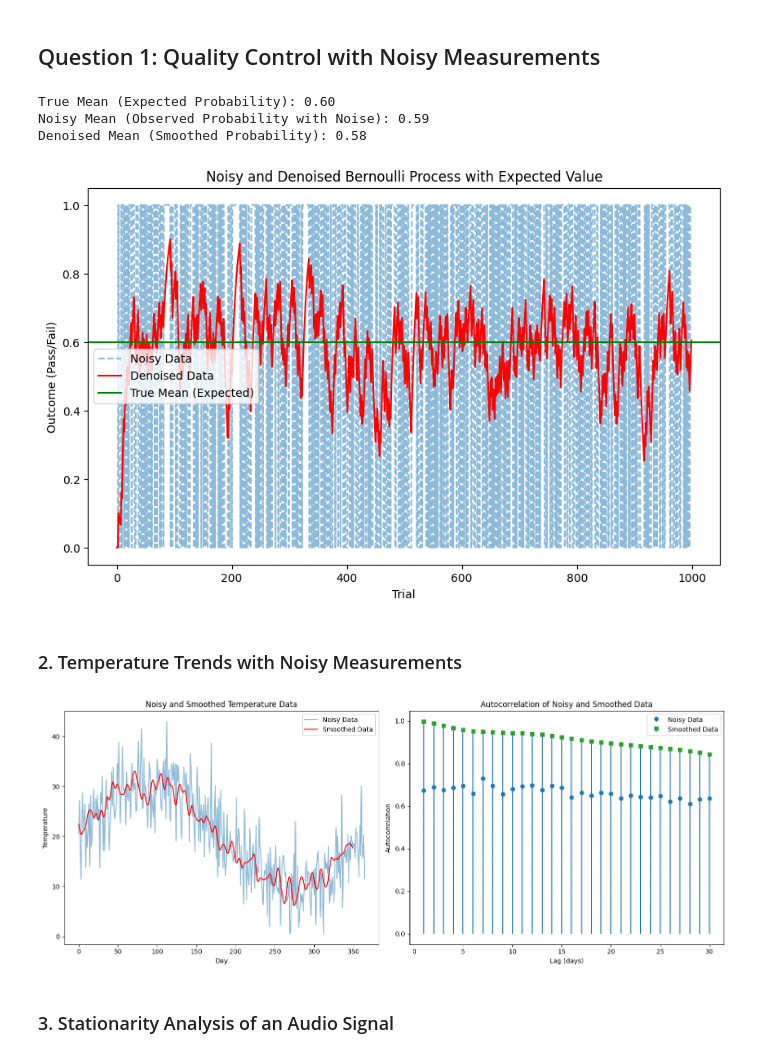
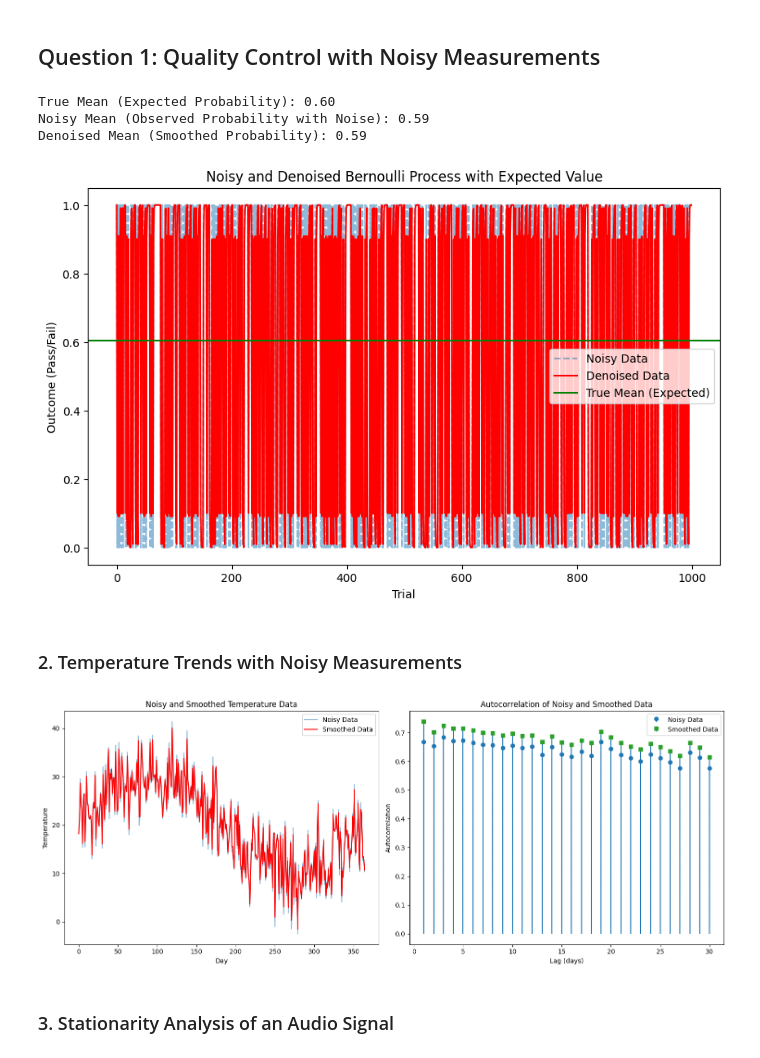
Before and after one commit to kkipngenokoech/MathsRequiredForAI, a Jupyter notebook: latex/ASPHW6/asp_hw6/asp_hw6/simulations.ipynb, the cells around one changed output. Drawn from its saved outputs; the diff is of its cells as text; code cells hidden in the pictures.

```diff
--- a/latex/ASPHW6/asp_hw6/asp_hw6/simulations.ipynb
+++ b/latex/ASPHW6/asp_hw6/asp_hw6/simulations.ipynb
@@ -4,11 +4,11 @@ import matplotlib.pyplot as plt
 from scipy.signal import butter, filtfilt
 
 # 1. Simple Moving Average (SMA)
-def simple_moving_average(data, window_size=10):
+def simple_moving_average(data, window_size=5):
     return np.convolve(data, np.ones(window_size)/window_size, mode='valid')
 
 # 2. Gaussian Weighted Moving Average
-def gaussian_kernel(size, std=1):
+def gaussian_kernel(size, std=0.5):
     kernel = np.exp(-0.5 * (np.arange(-size//2, size//2 + 1) / std)**2)
     return kernel / np.sum(kernel)
 
@@ -24,7 +24,7 @@ def butter_lowpass_filter(data, cutoff, fs, order=5):
     return filtfilt(b, a, data)
 
 # 4. Exponential Moving Average (EMA)
-def exponential_moving_average(data, alpha=0.1):
+def exponential_moving_average(data, alpha=0.9):
     ema = [data[0]]
     for i in range(1, len(data)):
         ema.append(alpha * data[i] + (1 - alpha) * ema[-1])
@@ -104,8 +104,8 @@ plt.show()
 # %% [output]
 True Mean (Expected Probability): 0.60
 Noisy Mean (Observed Probability with Noise): 0.59
-Denoised Mean (Smoothed Probability): 0.58
+Denoised Mean (Smoothed Probability): 0.59
-[figure, old version]
+[figure, new version]
 # %% [markdown]
 ### 2. Temperature Trends with Noisy Measurements
 # %%
@@ -139,38 +139,38 @@ noise_level = 5  # Noise level
 noisy_temperature = generate_noisy_temperature(days, noise_level)
 
 # Denoise using the chosen method (e.g., SMA)
-smoothed_temperature = smooth_temperature(noisy_temperature, method="Gaussian", window_size=15, std=2)
+smoothed_temperature = smooth_temperature(noisy_temperature, method="EMA", alpha=0.9)  # Experiment with different methods
 
 # Compute autocorrelations
 lags = range(1, 31)
 noisy_autocorrelations = [compute_autocorrelation(noisy_temperature, lag) for lag in lags]
 smoothed_autocorrelations = [compute_autocorrelation(smoothed_temperature, lag) for lag in lags]
 
 # Plot results
 plt.figure(figsize=(15, 6))
 
 # Plot temperature data
 plt.subplot(1, 2, 1)
 plt.plot(noisy_temperature, alpha=0.5, label="Noisy Data")
 plt.plot(range(len(smoothed_temperature)), smoothed_temperature, label="Smoothed Data", color='red')
 plt.xlabel("Day")
 plt.ylabel("Temperature")
 plt.title("Noisy and Smoothed Temperature Data")
 plt.legend()
 
 # Plot autocorrelation
 plt.subplot(1, 2, 2)
 plt.stem(lags, noisy_autocorrelations, linefmt="--", markerfmt="o", basefmt=" ", label="Noisy Data")
 plt.stem(lags, smoothed_autocorrelations, linefmt="-", markerfmt="s", basefmt=" ", label="Smoothed Data")
 plt.xlabel("Lag (days)")
 plt.ylabel("Autocorrelation")
 plt.title("Autocorrelation of Noisy and Smoothed Data")
 plt.legend()
 
 plt.tight_layout()
 plt.show()
 # %% [output]
-[figure, old version]
+[figure, new version]
 # %% [markdown]
 ### 3. Stationarity Analysis of an Audio Signal
 # %%
```
Also changed, not shown: parts of 1 cell of this notebook, 32 other files.
